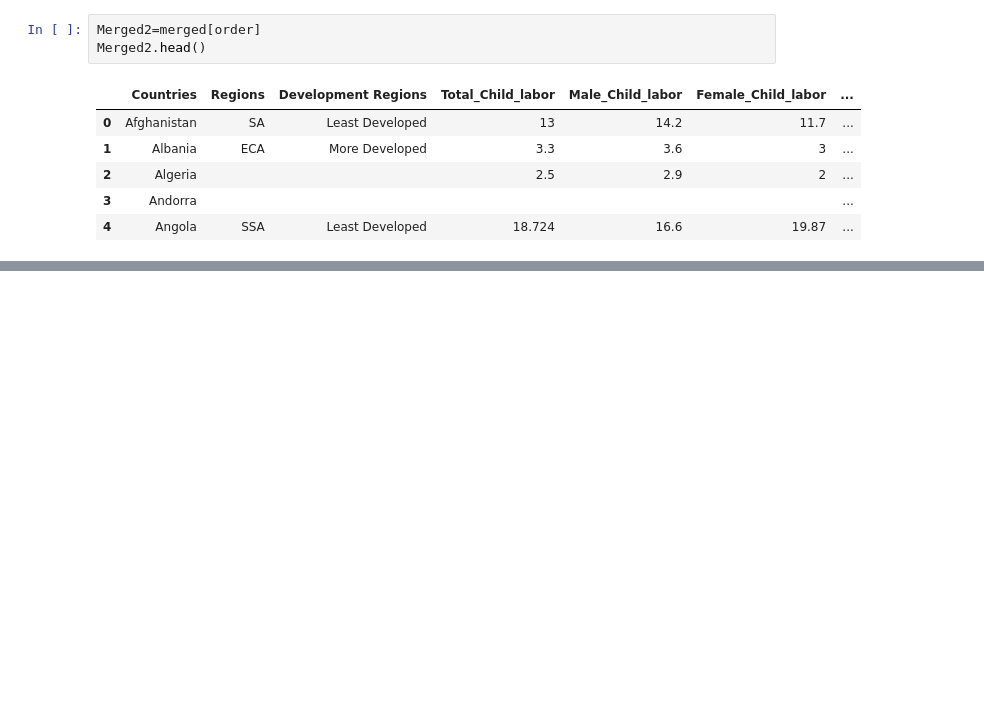
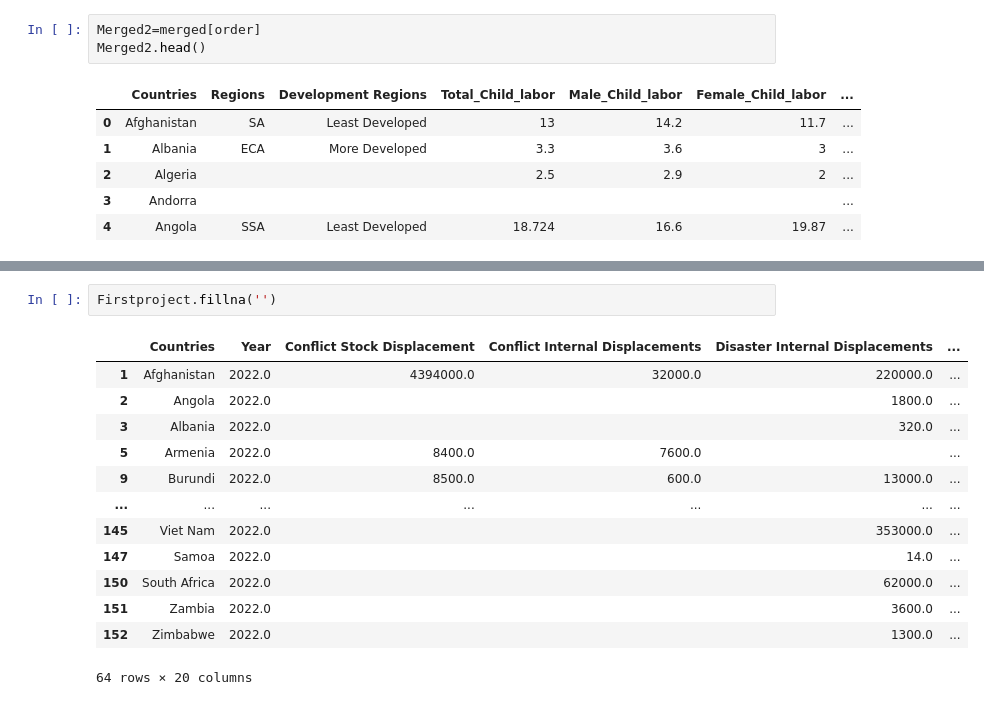
Before and after one commit to shimjide123/datman, a Jupyter notebook: PS3_by_Yu_Nong.ipynb, the cells around one changed output, grey strips where cells are left out. Cells and saved outputs as stored; diff of their text form; blank space fills up the shorter version.

```diff
--- a/PS3_by_Yu_Nong.ipynb
+++ b/PS3_by_Yu_Nong.ipynb
@@ -347,0 +428,16 @@ Merged2.groupby()
+# %%
+Firstproject.fillna('')
+# %% [output]
+|  | Countries | Year | Conflict Stock Displacement | Conflict Internal Displacements | Disaster Internal Displacements | ... |
+| 1 | Afghanistan | 2022.0 | 4394000.0 | 32000.0 | 220000.0 | ... |
+| 2 | Angola | 2022.0 |  |  | 1800.0 | ... |
+| 3 | Albania | 2022.0 |  |  | 320.0 | ... |
+| 5 | Armenia | 2022.0 | 8400.0 | 7600.0 |  | ... |
+| 9 | Burundi | 2022.0 | 8500.0 | 600.0 | 13000.0 | ... |
+| ... | ... | ... | ... | ... | ... | ... |
+| 145 | Viet Nam | 2022.0 |  |  | 353000.0 | ... |
+| 147 | Samoa | 2022.0 |  |  | 14.0 | ... |
+| 150 | South Africa | 2022.0 |  |  | 62000.0 | ... |
+| 151 | Zambia | 2022.0 |  |  | 3600.0 | ... |
+| 152 | Zimbabwe | 2022.0 |  |  | 1300.0 | ... |
+64 rows × 20 columns
```
Also changed, not shown: parts of 15 cells of this notebook.
